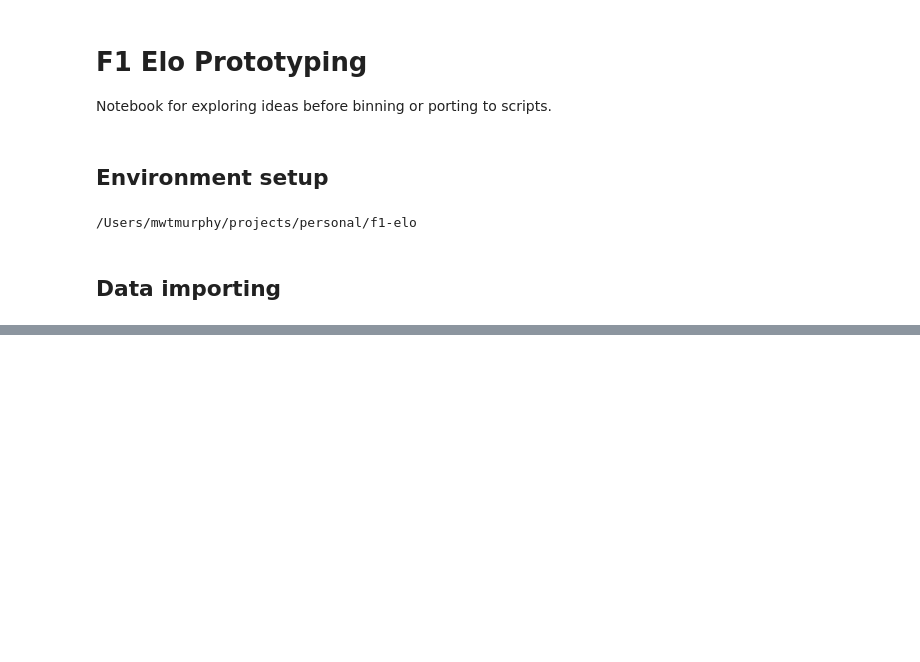
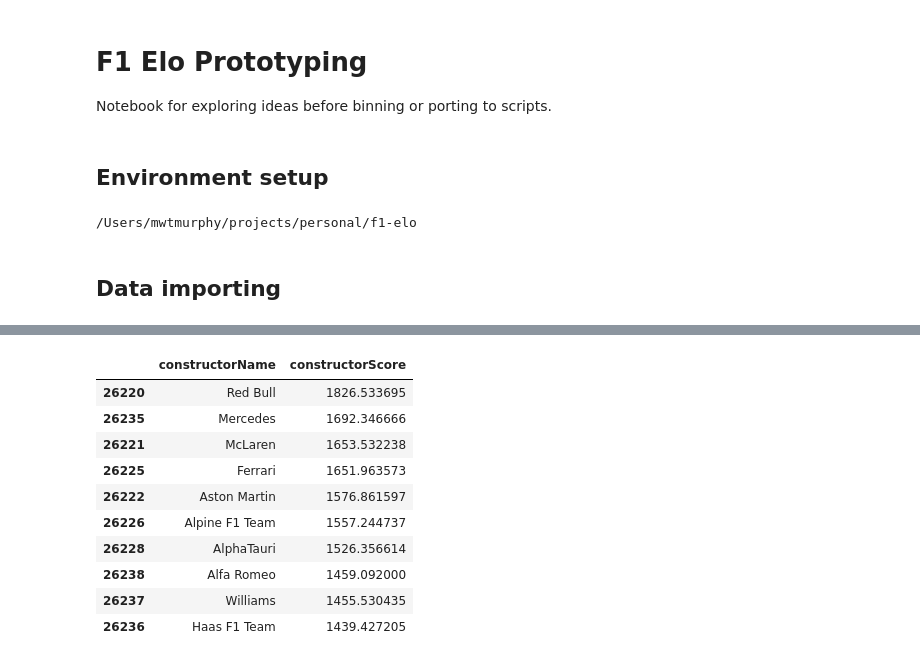
Before and after one commit to mwtmurphy/f1-rating-system, a Jupyter notebook: notebooks/prototyping.ipynb, the cells around one changed output, grey strips where cells are left out. Drawn from its saved outputs; the diff is of its cells as text; code cells hidden in the pictures; blank space fills up the shorter version.

```diff
--- a/notebooks/prototyping.ipynb
+++ b/notebooks/prototyping.ipynb
@@ -106,0 +70,15 @@ now_df[["date", "driverName", "elo_score"]]
+# %%
+yr, rnd = cur_df.iloc[-1, :2]
+cur_df.loc[(cur_df["year"] == yr) & (cur_df["round"] == rnd), ["constructorName", "constructorScore"]].sort_values("constructorScore", ascending=False).drop_duplicates()
+# %% [output]
+|  | constructorName | constructorScore |
+| 26220 | Red Bull | 1826.533695 |
+| 26235 | Mercedes | 1692.346666 |
+| 26221 | McLaren | 1653.532238 |
+| 26225 | Ferrari | 1651.963573 |
+| 26222 | Aston Martin | 1576.861597 |
+| 26226 | Alpine F1 Team | 1557.244737 |
+| 26228 | AlphaTauri | 1526.356614 |
+| 26238 | Alfa Romeo | 1459.092000 |
+| 26237 | Williams | 1455.530435 |
+| 26236 | Haas F1 Team | 1439.427205 |
```
Also changed, not shown: parts of 11 cells of this notebook, 9 other files.
